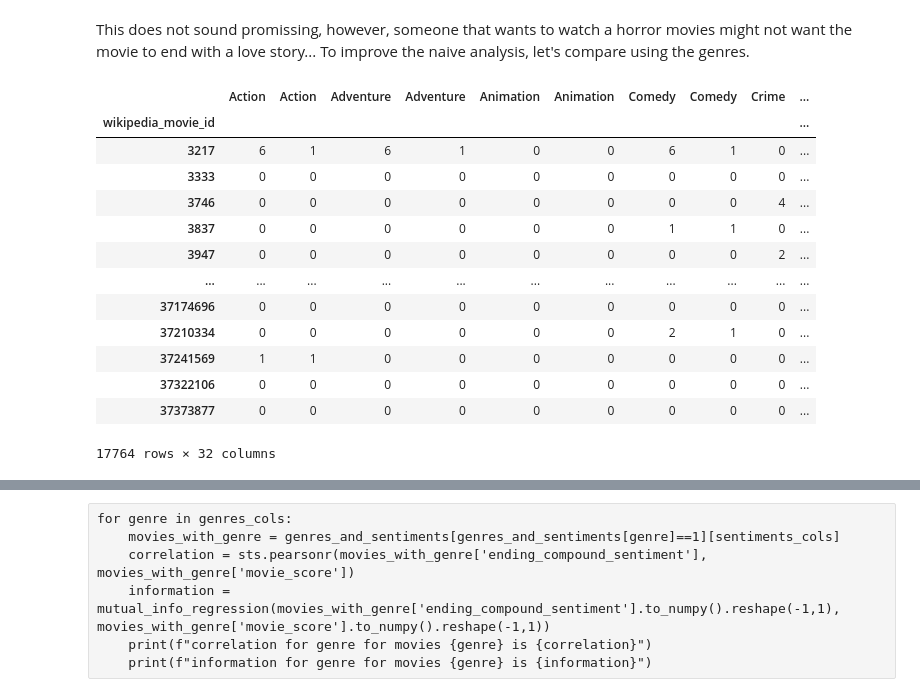
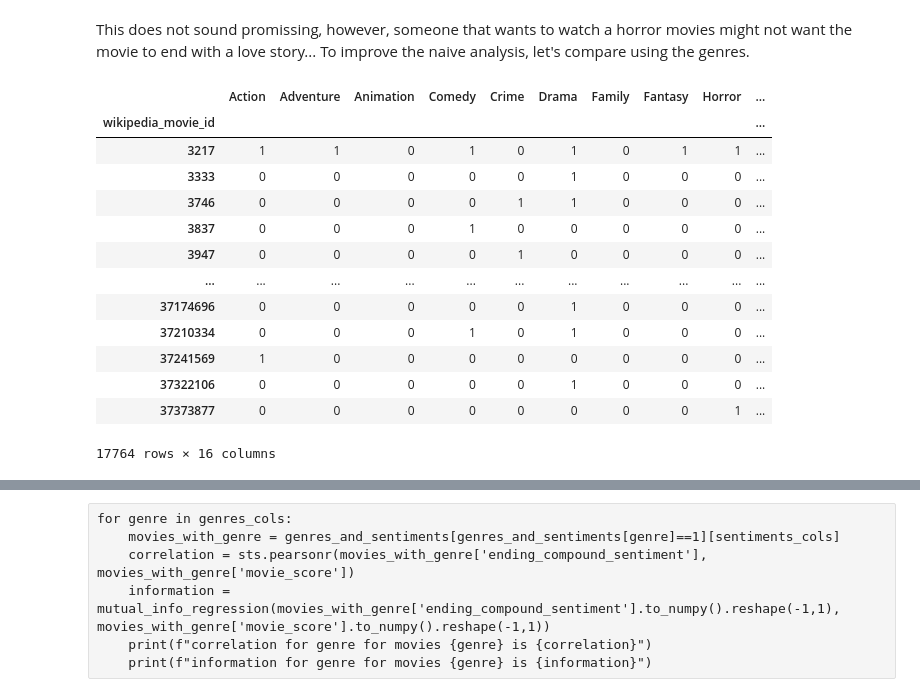
Before and after one commit to epfl-ada/ada-2023-project-dataexplorers, a Jupyter notebook: sentimentAnalysis.ipynb, the cells around one changed output, grey strips where cells are left out. Cells and saved outputs as stored; diff of their text form; code cells hidden in the pictures.

```diff
--- a/sentimentAnalysis.ipynb
+++ b/sentimentAnalysis.ipynb
@@ -152,10 +101,0 @@ plots
-# %%
-#with open(f'{ADDITIONAL_FOLDER}ending_sentiments.pkl', 'wb') as f:
-#    pkl.dump(sentiments, f)
-
-with open(f'{ADDITIONAL_FOLDER}ending_sentiments.pkl', 'rb') as f:
-    sentiments = pkl.load(f)
-# %%
-sentiments_df = pd.DataFrame(sentiments.tolist(), columns=['anger', 'fear', 'joy', 'love', 'sadness', 'surprise'])
-plots = plots.join(sentiments_df)
-plots
@@ -176,4 +101,0 @@ plots
-# %%
-with open(f'{ADDITIONAL_FOLDER}plots_with_ending_sentiments.pkl', 'rb') as f:
-    plots = pkl.load(f)
-plots
@@ -332,26 +193,26 @@ To improve the naive analysis, let's compare using the genres.
 # %%
 exploded_df = movies_and_plots.explode('Generic Genre')
 dummies = pd.get_dummies(exploded_df['Generic Genre'], dtype=int)
 combined_df = pd.concat([exploded_df, dummies], axis=1)
 genres_cols = list(dummies.columns.values)
-genres_cols.append('wikipedia_movie_id')
-one_hot_encoded_genres = combined_df[genres_cols].groupby('wikipedia_movie_id').sum()
+genres_cols_with_id = genres_cols + ['wikipedia_movie_id']
+one_hot_encoded_genres = combined_df[genres_cols_with_id].groupby('wikipedia_movie_id').sum()
 one_hot_encoded_genres
 # %% [output]
-|  | Action | Action | Adventure | Adventure | Animation | Animation | Comedy | Comedy | Crime | ... |
+|  | Action | Adventure | Animation | Comedy | Crime | Drama | Family | Fantasy | Horror | ... |
 | wikipedia_movie_id |  |  |  |  |  |  |  |  |  | ... |
-| 3217 | 6 | 1 | 6 | 1 | 0 | 0 | 6 | 1 | 0 | ... |
-| 3333 | 0 | 0 | 0 | 0 | 0 | 0 | 0 | 0 | 0 | ... |
-| 3746 | 0 | 0 | 0 | 0 | 0 | 0 | 0 | 0 | 4 | ... |
-| 3837 | 0 | 0 | 0 | 0 | 0 | 0 | 1 | 1 | 0 | ... |
-| 3947 | 0 | 0 | 0 | 0 | 0 | 0 | 0 | 0 | 2 | ... |
+| 3217 | 1 | 1 | 0 | 1 | 0 | 1 | 0 | 1 | 1 | ... |
+| 3333 | 0 | 0 | 0 | 0 | 0 | 1 | 0 | 0 | 0 | ... |
+| 3746 | 0 | 0 | 0 | 0 | 1 | 1 | 0 | 0 | 0 | ... |
+| 3837 | 0 | 0 | 0 | 1 | 0 | 0 | 0 | 0 | 0 | ... |
+| 3947 | 0 | 0 | 0 | 0 | 1 | 0 | 0 | 0 | 0 | ... |
 | ... | ... | ... | ... | ... | ... | ... | ... | ... | ... | ... |
-| 37174696 | 0 | 0 | 0 | 0 | 0 | 0 | 0 | 0 | 0 | ... |
-| 37210334 | 0 | 0 | 0 | 0 | 0 | 0 | 2 | 1 | 0 | ... |
-| 37241569 | 1 | 1 | 0 | 0 | 0 | 0 | 0 | 0 | 0 | ... |
-| 37322106 | 0 | 0 | 0 | 0 | 0 | 0 | 0 | 0 | 0 | ... |
-| 37373877 | 0 | 0 | 0 | 0 | 0 | 0 | 0 | 0 | 0 | ... |
+| 37174696 | 0 | 0 | 0 | 0 | 0 | 1 | 0 | 0 | 0 | ... |
+| 37210334 | 0 | 0 | 0 | 1 | 0 | 1 | 0 | 0 | 0 | ... |
+| 37241569 | 1 | 0 | 0 | 0 | 0 | 0 | 0 | 0 | 0 | ... |
+| 37322106 | 0 | 0 | 0 | 0 | 0 | 1 | 0 | 0 | 0 | ... |
+| 37373877 | 0 | 0 | 0 | 0 | 0 | 0 | 0 | 0 | 1 | ... |
-17764 rows × 32 columns
+17764 rows × 16 columns
 # %%
 movies_and_plots = pd.merge(movies_and_plots, one_hot_encoded_genres, on='wikipedia_movie_id')
 movies_with_plots = movies_and_plots[~movies_and_plots.endings.isna()]
```
Also changed, not shown: parts of 41 cells of this notebook.
